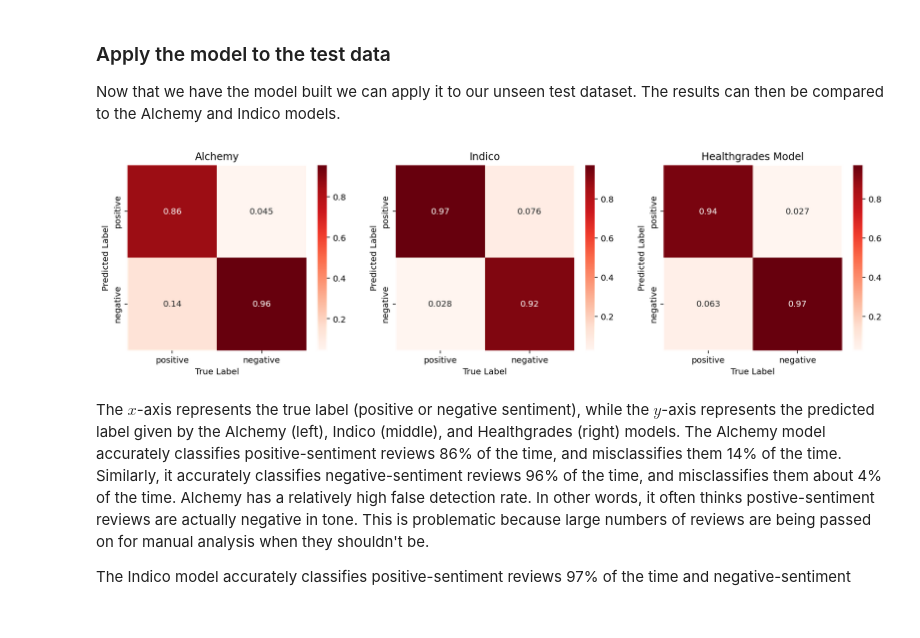
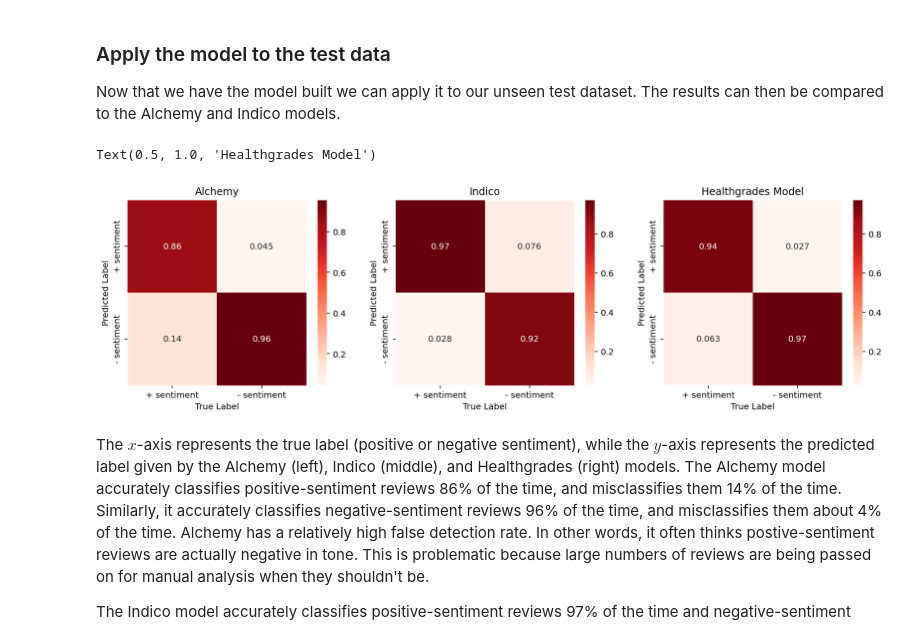
Before and after one commit to kdegrave/kdegrave.github.io, a Jupyter notebook: notebooks/SentimentModel.ipynb, the cells around one changed output. Saved outputs shown, nothing was run; the diff lists cells and outputs as text; code cells hidden in the pictures.

```diff
--- a/notebooks/SentimentModel.ipynb
+++ b/notebooks/SentimentModel.ipynb
@@ -200,36 +194,36 @@ cm_mod = cm_mod.astype('float')/cm_mod.sum(axis=0)
 
 fig, ax = subplots(nrows=1, ncols=3, figsize=(16,4))
 
-classes = ['positive', 'negative']
+classes = ['+ sentiment', '- sentiment']
 
 tick_marks = np.arange(len(classes))
 
 subplot(1, 3, 1)
 sns.heatmap(cm_alc, annot=True, cmap='Reds')
 xlabel('True Label')
 ylabel('Predicted Label')
 xticks(tick_marks + 0.5, classes)
 yticks(tick_marks + 0.5, classes)
 title('Alchemy')
 
 subplot(1, 3, 2)
 sns.heatmap(cm_ind, annot=True, cmap='Reds')
 xlabel('True Label')
 ylabel('Predicted Label')
 xticks(tick_marks + 0.5, classes)
 yticks(tick_marks + 0.5, classes)
 title('Indico')
 
 subplot(1, 3, 3)
 sns.heatmap(cm_mod, annot=True, cmap='Reds')
 xlabel('True Label')
 ylabel('Predicted Label')
 xticks(tick_marks + 0.5, classes)
 yticks(tick_marks + 0.5, classes)
 title('Healthgrades Model')
-show()
 # %% [output]
+Text(0.5, 1.0, 'Healthgrades Model')
-[figure, old version]
+[figure, new version]
 # %% [markdown]
 The $x$-axis represents the true label (positive or negative sentiment), while the $y$-axis represents the predicted label given by the Alchemy (left), Indico (middle), and Healthgrades (right) models. The Alchemy model accurately classifies positive-sentiment reviews 86% of the time, and misclassifies them 14% of the time. Similarly, it accurately classifies negative-sentiment reviews 96% of the time, and misclassifies them about 4% of the time. Alchemy has a relatively high false detection rate. In other words, it often thinks postive-sentiment reviews are actually negative in tone. This is problematic because large numbers of reviews are being passed on for manual analysis when they shouldn't be.
 
```
Also changed, not shown: parts of 3 cells of this notebook.
